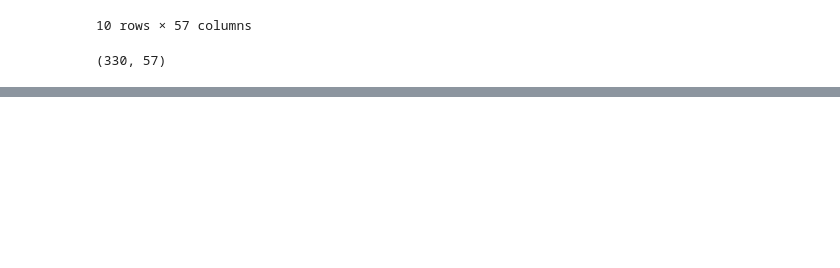
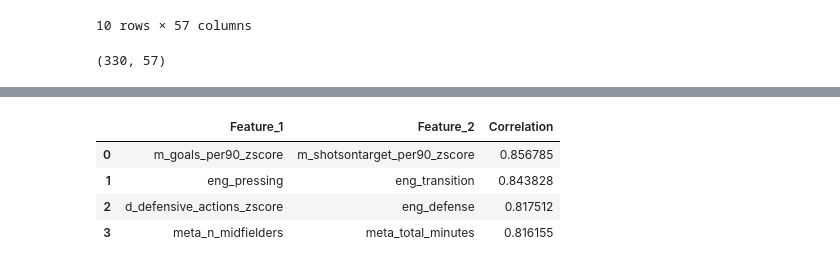
Before and after one commit to vibhash2006/Football-Project, a Jupyter notebook: notebooks/data_exploration/Matches/Team_Feature_Engineering.ipynb, the cells around one changed output, grey strips where cells are left out. Saved outputs shown, nothing was run; the diff lists cells and outputs as text; code cells hidden in the pictures; blank space fills up the shorter version.

```diff
--- a/notebooks/data_exploration/Matches/Team_Feature_Engineering.ipynb
+++ b/notebooks/data_exploration/Matches/Team_Feature_Engineering.ipynb
@@ -211,0 +221,15 @@ df_dna_master.shape
+# %%
+corr_pairs = corr_matrix.unstack()
+high_corr = corr_pairs[(corr_pairs > 0.80) & (corr_pairs < 1.0)].drop_duplicates().sort_values(ascending=False)
+
+high_corr_df = pd.DataFrame(high_corr).reset_index()
+high_corr_df.columns = ['Feature_1', 'Feature_2', 'Correlation']
+
+with pd.option_context('display.max_rows', None, 'display.max_colwidth', None):
+    display(high_corr_df)
+# %% [output]
+|  | Feature_1 | Feature_2 | Correlation |
+| 0 | m_goals_per90_zscore | m_shotsontarget_per90_zscore | 0.856785 |
+| 1 | eng_pressing | eng_transition | 0.843828 |
+| 2 | d_defensive_actions_zscore | eng_defense | 0.817512 |
+| 3 | meta_n_midfielders | meta_total_minutes | 0.816155 |
```
Also changed, not shown: parts of 4 cells of this notebook, 4 other files.
